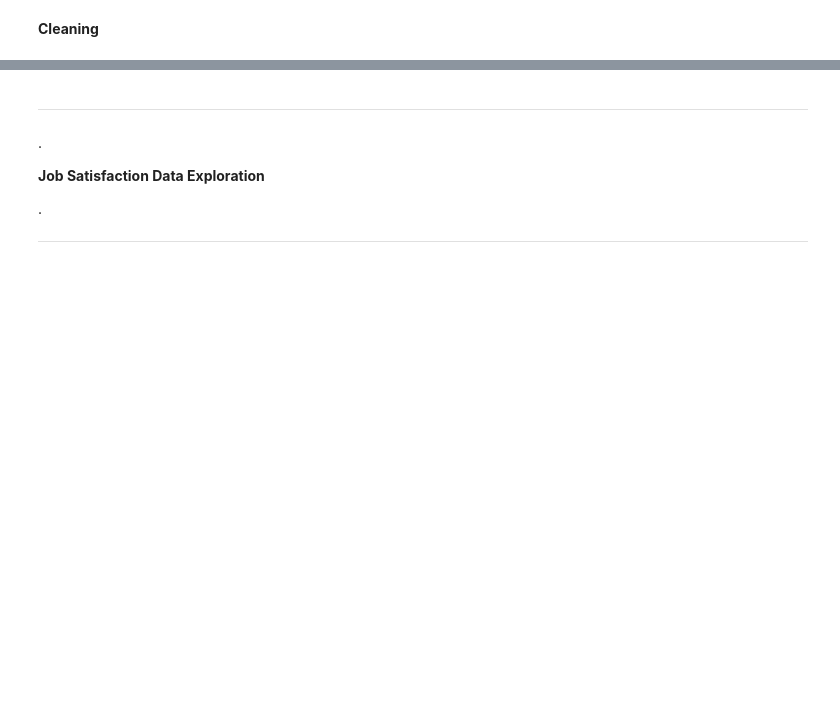
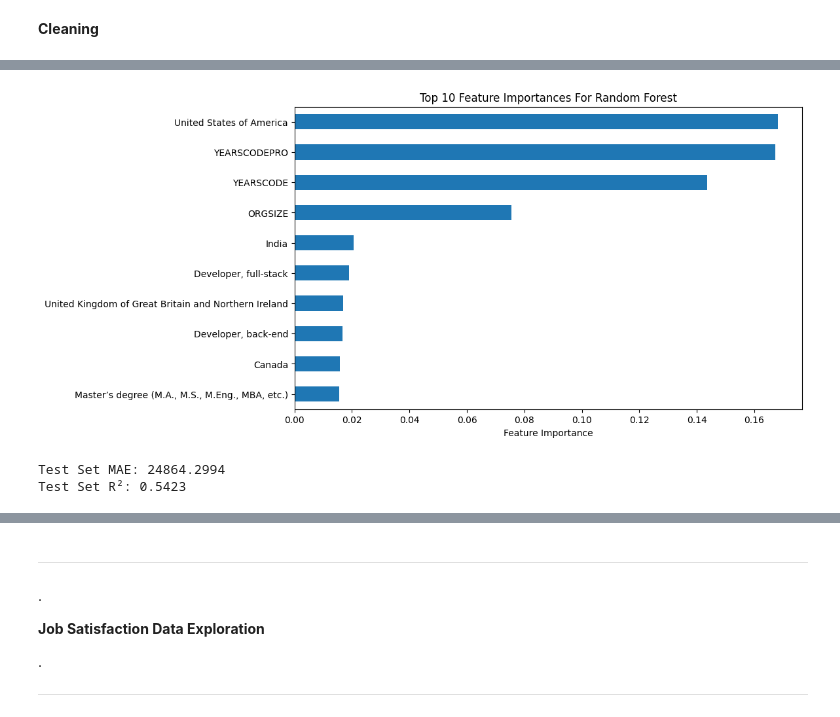
Before and after one commit to adni8025/Stack-Overflow-Developer-Survey-Data-Mining, a Jupyter notebook: restructuredFile.ipynb, the cells around one changed output, grey strips where cells are left out. Cells and saved outputs as stored; diff of their text form; code cells hidden in the pictures; blank space fills up the shorter version.

Commit message:
got hyperparamter information from salary section and showed feature slection for the random forest.

```diff
--- a/restructuredFile.ipynb
+++ b/restructuredFile.ipynb
@@ -308,3 +434,33 @@ print("R^2:", r2_score(Y_test_c, Y_pred_c))
+# %%
+# Get feature importances
+feature_importances = pd.Series(best_rf.feature_importances_, index=X_train_c.columns)
+
+# Sort importances
+feature_importances_sorted = feature_importances.sort_values(ascending=False)
+
+# Plot
+plt.figure(figsize=(10,6))
+feature_importances_sorted.head(10).plot(kind='barh')
+plt.gca().invert_yaxis()
+plt.xlabel('Feature Importance')
+plt.title('Top 10 Feature Importances For Random Forest')
+plt.show()
+# %% [output]
+[figure, added]
+# %%
+# Predict on the test set
+Y_pred_log = best_rf.predict(X_test_c)
+Y_pred_c = np.expm1(Y_pred_log)
+
+# Evaluate
+mae = mean_absolute_error(Y_test_c, Y_pred_c)
+r2 = r2_score(Y_test_c, Y_pred_c)
+
+print(f"Test Set MAE: {mae:.4f}")
+print(f"Test Set R²: {r2:.4f}")
+# %% [output]
+Test Set MAE: 24864.2994
+Test Set R²: 0.5423
 # %%
 residuals = Y_test_c - Y_pred_c
 
```
Also changed, not shown: parts of 30 cells of this notebook.
